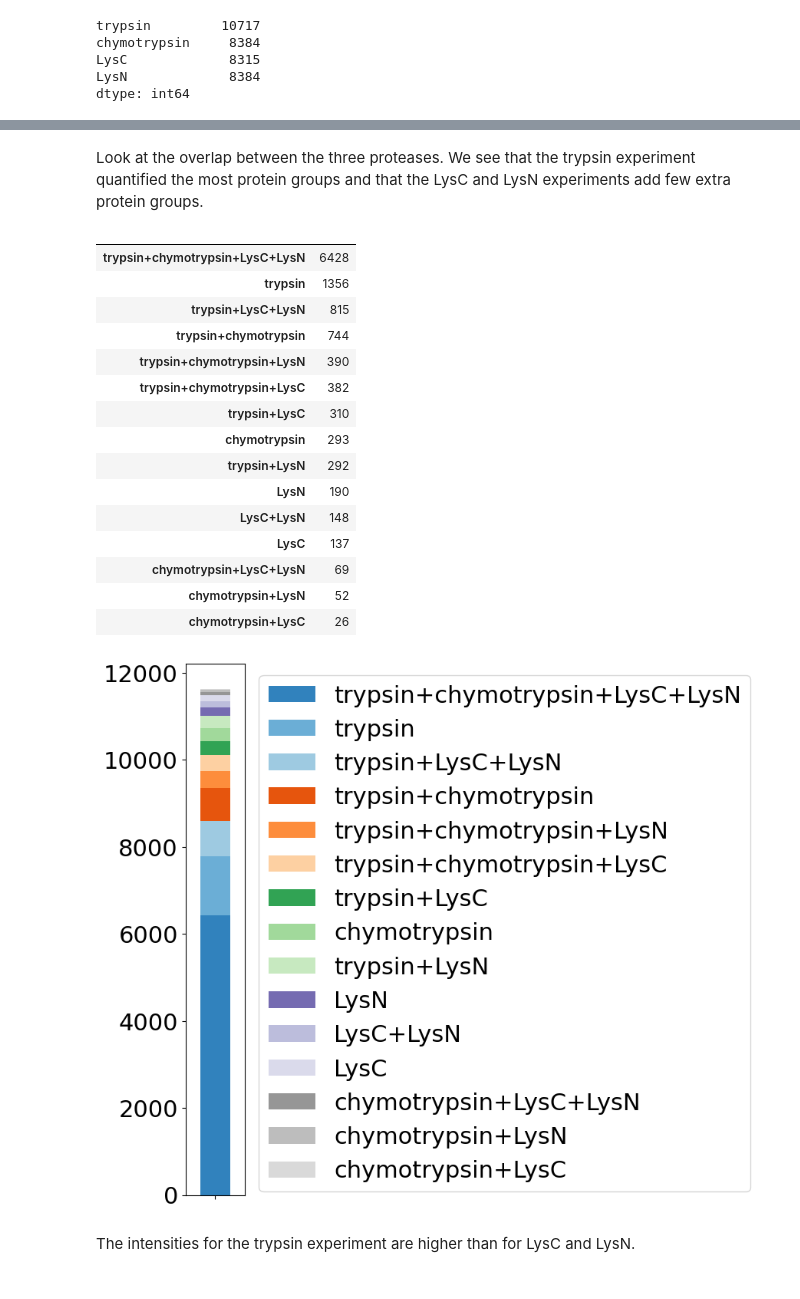
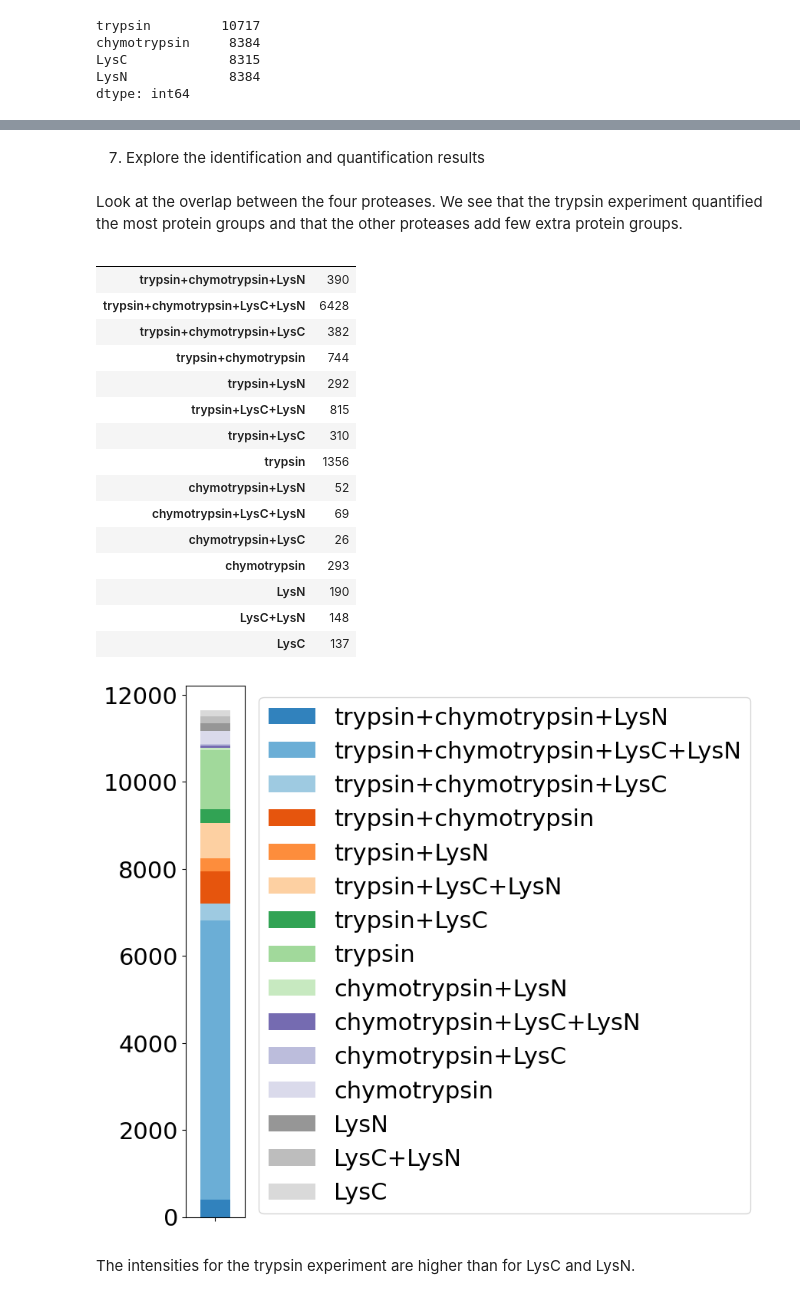
Before and after one commit to kusterlab/picked_group_fdr, a Jupyter notebook: data/book_chapter/coon_analysis.ipynb, the cells around one changed output, grey strips where cells are left out. Cells and saved outputs as stored; diff of their text form; code cells hidden in the pictures.

```diff
--- a/data/book_chapter/coon_analysis.ipynb
+++ b/data/book_chapter/coon_analysis.ipynb
@@ -204,34 +237,35 @@ dtype: int64
+# %% [markdown]
+7. Explore the identification and quantification results
 # %% [markdown]
-Look at the overlap between the three proteases. We see that the trypsin experiment quantified the most protein groups and that the LysC and LysN experiments add few extra protein groups.
+Look at the overlap between the four proteases. We see that the trypsin experiment quantified the most protein groups and that the other proteases add few extra protein groups.
 # %%
 # NOTE: Yes, I know this would be better with venn diagrams, but did not want to install extra packages...
 intensities_overlap = intensities.stack().reset_index().groupby('level_0')['level_1'].agg(list)
 intensities_overlap = intensities_overlap.apply("+".join)
 intensities_overlap = intensities_overlap.value_counts()
-intensities_overlap = intensities_overlap.to_frame().rename(columns={'level_1': ''})
-
+intensities_overlap = intensities_overlap.to_frame().sort_index(ascending=False).rename(columns={'level_1': ''})
 
 ax = intensities_overlap.T.plot.bar(stacked=True, colormap='tab20c', figsize=(1,9))
 ax.legend(bbox_to_anchor=(1.04, 1), loc="upper left")
 intensities_overlap
 # %% [output]
 |  |  |
+| trypsin+chymotrypsin+LysN | 390 |
 | trypsin+chymotrypsin+LysC+LysN | 6428 |
+| trypsin+chymotrypsin+LysC | 382 |
+| trypsin+chymotrypsin | 744 |
+| trypsin+LysN | 292 |
+| trypsin+LysC+LysN | 815 |
+| trypsin+LysC | 310 |
 | trypsin | 1356 |
-| trypsin+LysC+LysN | 815 |
-| trypsin+chymotrypsin | 744 |
-| trypsin+chymotrypsin+LysN | 390 |
-| trypsin+chymotrypsin+LysC | 382 |
-| trypsin+LysC | 310 |
+| chymotrypsin+LysN | 52 |
+| chymotrypsin+LysC+LysN | 69 |
+| chymotrypsin+LysC | 26 |
 | chymotrypsin | 293 |
-| trypsin+LysN | 292 |
 | LysN | 190 |
 | LysC+LysN | 148 |
 | LysC | 137 |
-| chymotrypsin+LysC+LysN | 69 |
-| chymotrypsin+LysN | 52 |
-| chymotrypsin+LysC | 26 |
-[figure, old version]
+[figure, new version]
 # %% [markdown]
 The intensities for the trypsin experiment are higher than for LysC and LysN.
 # %%
```
Also changed, not shown: parts of 13 cells of this notebook, 2 other files.
